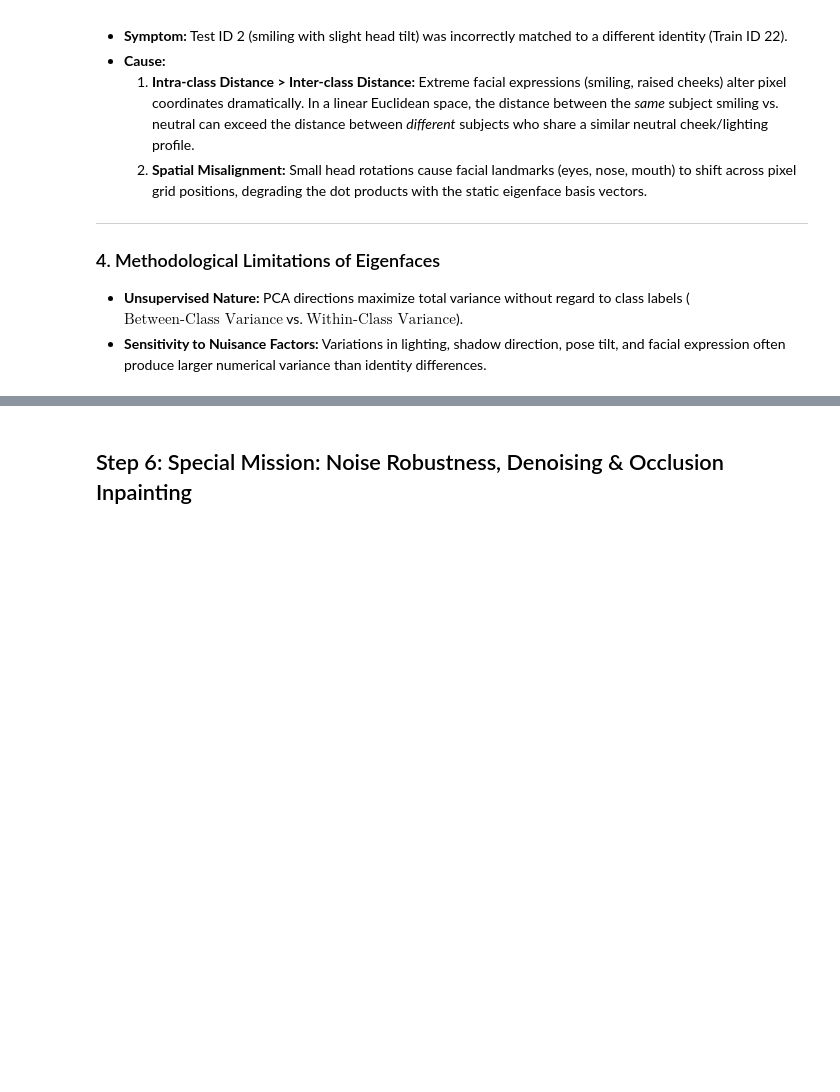
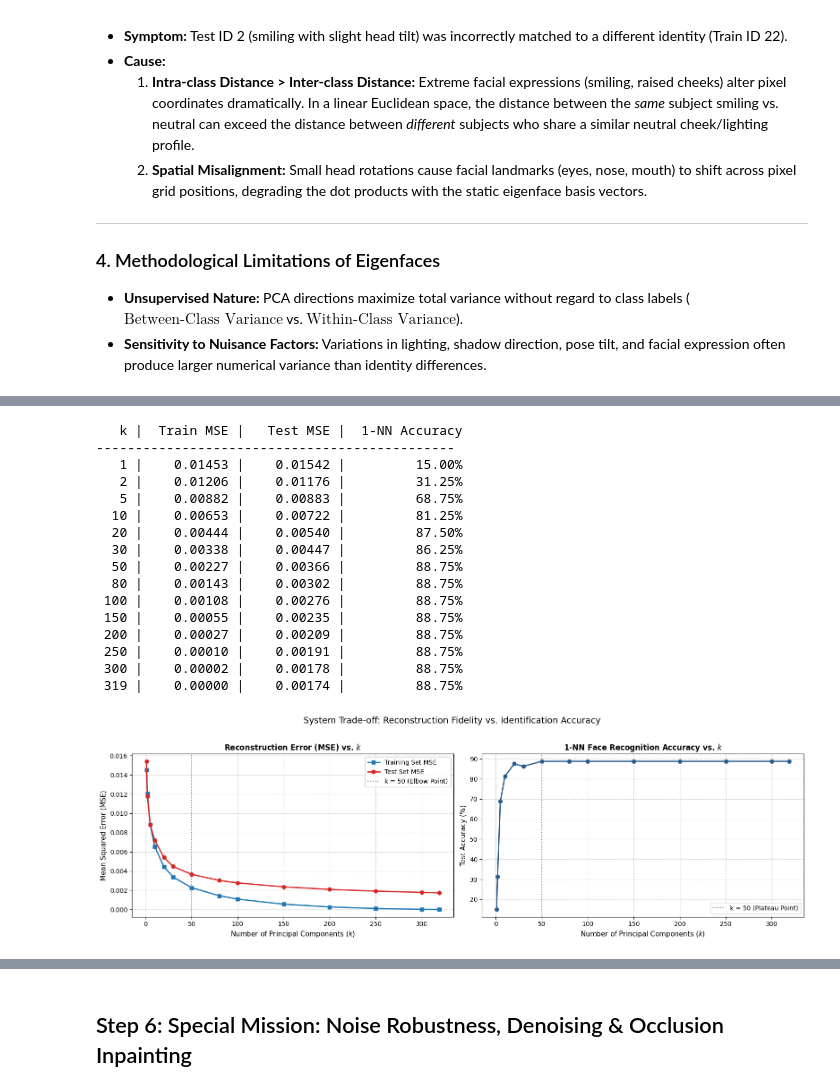
Before and after one commit to MMahdiMostafaei/pufa, a Jupyter notebook: Project 01: PCA_Face_ID/PCA_Hemo.ipynb, the cells around one changed output, grey strips where cells are left out. Saved outputs shown, nothing was run; the diff lists cells and outputs as text; code cells hidden in the pictures; blank space fills up the shorter version.

```diff
--- a/Project 01: PCA_Face_ID/PCA_Hemo.ipynb
+++ b/Project 01: PCA_Face_ID/PCA_Hemo.ipynb
@@ -425,0 +304,76 @@ Total Correct: 71/80 | Total Errors: 9/80
+# %%
+import numpy as np
+import matplotlib.pyplot as plt
+
+# 1. Define shared k values to evaluate
+k_values = [1, 2, 5, 10, 20, 30, 50, 80, 100, 150, 200, 250, 300, 319]
+
+train_mse_list = []
+test_mse_list  = []
+accuracies     = []
+
+print(f"{'k':>4} | {'Train MSE':>10} | {'Test MSE':>10} | {'1-NN Accuracy':>14}")
+print("-" * 46)
+
+# 2. Combined evaluation loop (computes both reconstruction and classification)
+for k in k_values:
+    # A. Projections & Reconstructions
+    Z_train, X_tr_rec = compress_and_reconstruct(X_train_c, mu_train, V, k)
+    Z_test,  X_te_rec = compress_and_reconstruct(X_test_c,  mu_train, V, k)
+
+    # B. Compute MSE
+    tr_mse = np.mean((X_train - X_tr_rec) ** 2)
+    te_mse = np.mean((X_test  - X_te_rec) ** 2)
+    train_mse_list.append(tr_mse)
+    test_mse_list.append(te_mse)
+
+    # C. 1-NN Classification Accuracy
+    y_pred, _ = predict_1nn(Z_train, y_train, Z_test)
+    acc = np.mean(y_pred == y_test) * 100
+    accuracies.append(acc)
+
+    print(f"{k:4d} | {tr_mse:10.5f} | {te_mse:10.5f} | {acc:13.2f}%")
+
+# 3. Side-by-Side Plots (1 row, 2 columns)
+fig, axes = plt.subplots(1, 2, figsize=(16, 5))
+
+# Plot 1: Reconstruction Error (MSE) vs. k
+axes[0].plot(k_values, train_mse_list, marker='s', label='Training Set MSE', color='#1f77b4', linewidth=2)
+axes[0].plot(k_values, test_mse_list,  marker='o', label='Test Set MSE',     color='#d62728', linewidth=2)
+axes[0].axvline(x=50, color='gray', linestyle=':', label='k = 50 (Elbow Point)')
+axes[0].set_title("Reconstruction Error (MSE) vs. $k$", fontsize=12, fontweight='bold')
+axes[0].set_xlabel("Number of Principal Components ($k$)", fontsize=11)
+axes[0].set_ylabel("Mean Squared Error (MSE)", fontsize=11)
+axes[0].grid(True, linestyle='--', alpha=0.6)
+axes[0].legend(fontsize=10)
+
+# Plot 2: 1-NN Face Recognition Accuracy vs. k
+axes[1].plot(k_values, accuracies, marker='o', color='#2b5c8f', linewidth=2)
+axes[1].axvline(x=50, color='gray', linestyle=':', label='k = 50 (Plateau Point)')
+axes[1].set_title("1-NN Face Recognition Accuracy vs. $k$", fontsize=12, fontweight='bold')
+axes[1].set_xlabel("Number of Principal Components ($k$)", fontsize=11)
+axes[1].set_ylabel("Test Accuracy (%)", fontsize=11)
+axes[1].grid(True, linestyle='--', alpha=0.6)
+axes[1].legend(fontsize=10)
+
+plt.suptitle("System Trade-off: Reconstruction Fidelity vs. Identification Accuracy", fontsize=14, y=1.02)
+plt.tight_layout()
+plt.show()
+# %% [output]
+   k |  Train MSE |   Test MSE |  1-NN Accuracy
+----------------------------------------------
+   1 |    0.01453 |    0.01542 |         15.00%
+   2 |    0.01206 |    0.01176 |         31.25%
+   5 |    0.00882 |    0.00883 |         68.75%
+  10 |    0.00653 |    0.00722 |         81.25%
+  20 |    0.00444 |    0.00540 |         87.50%
+  30 |    0.00338 |    0.00447 |         86.25%
+  50 |    0.00227 |    0.00366 |         88.75%
+  80 |    0.00143 |    0.00302 |         88.75%
+ 100 |    0.00108 |    0.00276 |         88.75%
+ 150 |    0.00055 |    0.00235 |         88.75%
+ 200 |    0.00027 |    0.00209 |         88.75%
+ 250 |    0.00010 |    0.00191 |         88.75%
+ 300 |    0.00002 |    0.00178 |         88.75%
+ 319 |    0.00000 |    0.00174 |         88.75%
+[figure, added]
```
Also changed, not shown: parts of 16 cells of this notebook.
